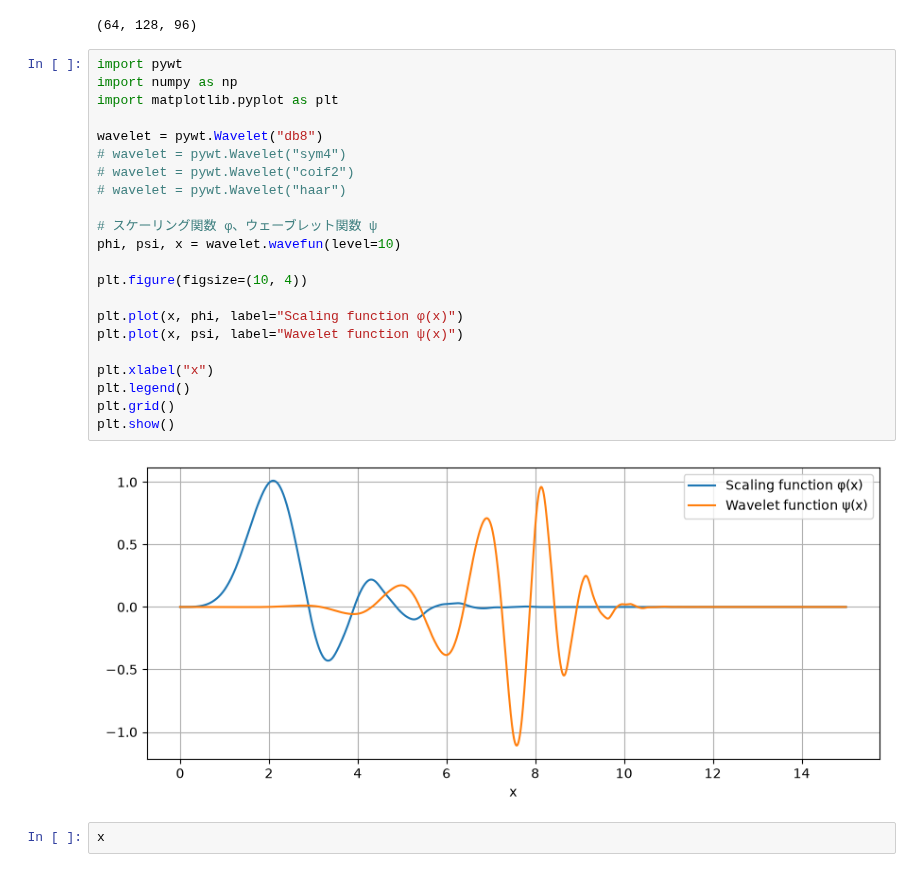
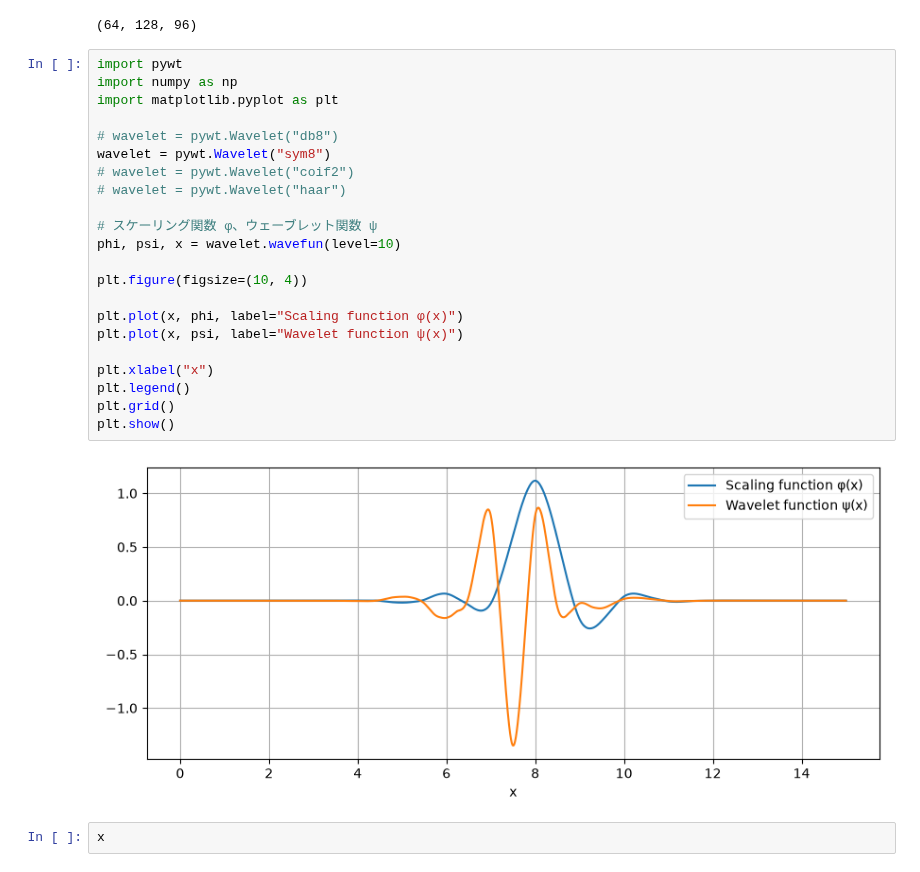
Before and after one commit to Mi914/WLemb, a Jupyter notebook: spacegraph/wl_utils.ipynb, the cells around one changed output. Cells and saved outputs as stored; diff of their text form.

```diff
--- a/spacegraph/wl_utils.ipynb
+++ b/spacegraph/wl_utils.ipynb
@@ -50,27 +50,27 @@ print(ou.shape)
 # %%
 import pywt
 import numpy as np
 import matplotlib.pyplot as plt
 
-wavelet = pywt.Wavelet("db8")
-# wavelet = pywt.Wavelet("sym4")
+# wavelet = pywt.Wavelet("db8")
+wavelet = pywt.Wavelet("sym8")
 # wavelet = pywt.Wavelet("coif2")
 # wavelet = pywt.Wavelet("haar")
 
 # スケーリング関数 φ、ウェーブレット関数 ψ
 phi, psi, x = wavelet.wavefun(level=10)
 
 plt.figure(figsize=(10, 4))
 
 plt.plot(x, phi, label="Scaling function φ(x)")
 plt.plot(x, psi, label="Wavelet function ψ(x)")
 
 plt.xlabel("x")
 plt.legend()
 plt.grid()
 plt.show()
 # %% [output]
-[figure, old version]
+[figure, new version]
 # %%
 x
 # %% [output]
```
Also changed, not shown: 6 other files.
